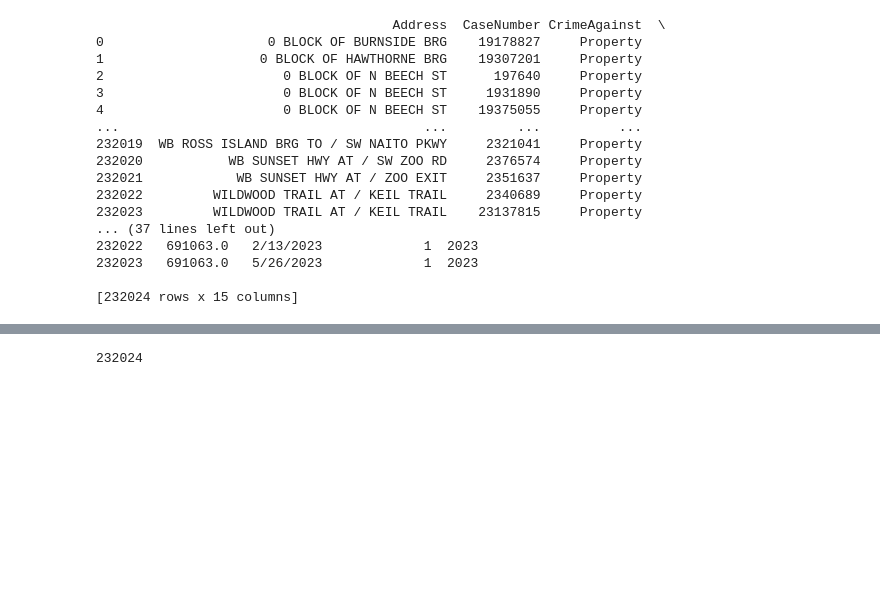
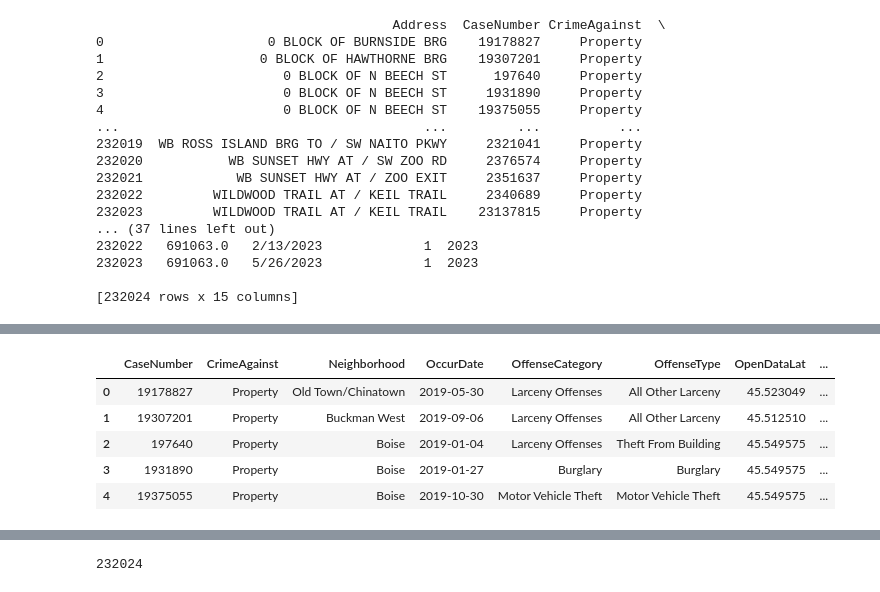
Before and after one commit to jnliou/crimeanalysis, a Jupyter notebook: ETL of the data.ipynb, the cells around one changed output, grey strips where cells are left out. Saved outputs shown, nothing was run; the diff lists cells and outputs as text; code cells hidden in the pictures; blank space fills up the shorter version.

```diff
--- a/ETL of the data.ipynb
+++ b/ETL of the data.ipynb
@@ -451,2 +496,19 @@ df3['OccurTime'] = df3['OccurTime'].str.replace(' ', '')
+# %%
+#Drop columns
+columns_to_drop = ['Address','OccurTime', 'OpenDataX','OpenDataY', 'ReportDate']
+df3.drop(columns=columns_to_drop, axis=1, inplace=True)
+
+# Rename a column
+#df3.rename(columns={'NewOccurTimeFormat': 'OccurTime'}, inplace=True)
+
+
+df3.head()
+# %% [output]
+|  | CaseNumber | CrimeAgainst | Neighborhood | OccurDate | OffenseCategory | OffenseType | OpenDataLat | ... |
+| 0 | 19178827 | Property | Old Town/Chinatown | 2019-05-30 | Larceny Offenses | All Other Larceny | 45.523049 | ... |
+| 1 | 19307201 | Property | Buckman West | 2019-09-06 | Larceny Offenses | All Other Larceny | 45.512510 | ... |
+| 2 | 197640 | Property | Boise | 2019-01-04 | Larceny Offenses | Theft From Building | 45.549575 | ... |
+| 3 | 1931890 | Property | Boise | 2019-01-27 | Burglary | Burglary | 45.549575 | ... |
+| 4 | 19375055 | Property | Boise | 2019-10-30 | Motor Vehicle Theft | Motor Vehicle Theft | 45.549575 | ... |
 # %%
 # Save the updated DataFrame back to a CSV file
```
Also changed, not shown: parts of 14 cells of this notebook.
